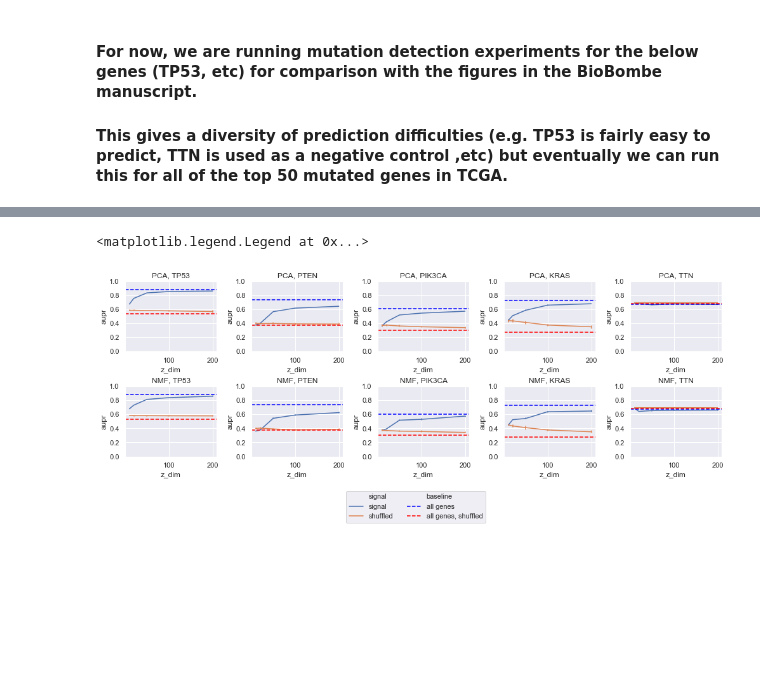
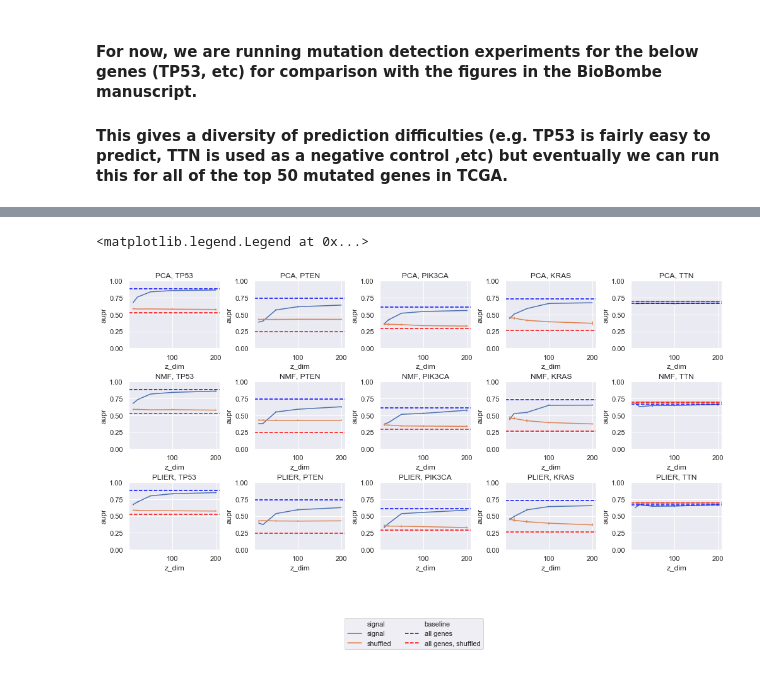
Before and after one commit to jjc2718/netreg, a Jupyter notebook: 4.plot_mutation_results.ipynb, the cells around one changed output, grey strips where cells are left out. Saved outputs shown, nothing was run; the diff lists cells and outputs as text; code cells hidden in the pictures; blank space fills up the shorter version.

Commit message:
add plier to analysis/plotting notebook

```diff
--- a/4.plot_mutation_results.ipynb
+++ b/4.plot_mutation_results.ipynb
@@ -66,36 +66,36 @@ raw_df.head(n=10)
 import warnings
 
 sns.set()
-fig, axarr = plt.subplots(2, 5)
+fig, axarr = plt.subplots(3, 5)
 fig.set_figwidth(14)
-fig.set_figheight(6)
+fig.set_figheight(9)
 
 with warnings.catch_warnings():
     # filter deprecation warning in scipy
     warnings.filterwarnings('ignore', category=FutureWarning)
-    for a_ix, alg in enumerate(['pca', 'nmf']):
+    for a_ix, alg in enumerate(['pca', 'nmf', 'plier']):
         for g_ix, gene_name in enumerate(genes):
             ax = axarr[a_ix, g_ix]
             gene_df = df[(df['gene_or_cancertype'] == gene_name) &
                          (df['algorithm'] == alg)]
             sns.lineplot(data=gene_df, x='z_dim', y='aupr', hue='signal',
                          err_style='bars', ax=ax)
             raw_aupr = raw_df[(raw_df['gene_or_cancertype'] == gene_name) &
                               (raw_df['signal'] == 'signal')]['aupr'].values[0]
             shuffled_aupr = raw_df[(raw_df['gene_or_cancertype'] == gene_name) &
                                    (raw_df['signal'] == 'shuffled')]['aupr'].values[0]
             ax.axhline(y=raw_aupr, color='blue', linestyle='--', label='all genes')
             ax.axhline(y=shuffled_aupr, color='red', linestyle='--', label='all genes, shuffled')
             ax.set_ylim((0.0, 1.0))
             if a_ix == 1 and g_ix == len(genes)-1:
                 handles, labels = ax.get_legend_handles_labels()
             ax.get_legend().remove()
             ax.set_title('{}, {}'.format(alg.upper(), gene_name))
 plt.tight_layout(h_pad=2)
 fig.subplots_adjust(bottom=0.3)
 labels.insert(3, 'baseline')
 handles.insert(3, handles[0])
 plt.figlegend(handles, labels, loc='lower center', bbox_to_anchor=(0.5, 0.025), ncol=2)
 # %% [output]
 <matplotlib.legend.Legend at 0x...>
-[figure, old version]
+[figure, new version]
```
Also changed, not shown: parts of 3 cells of this notebook.
